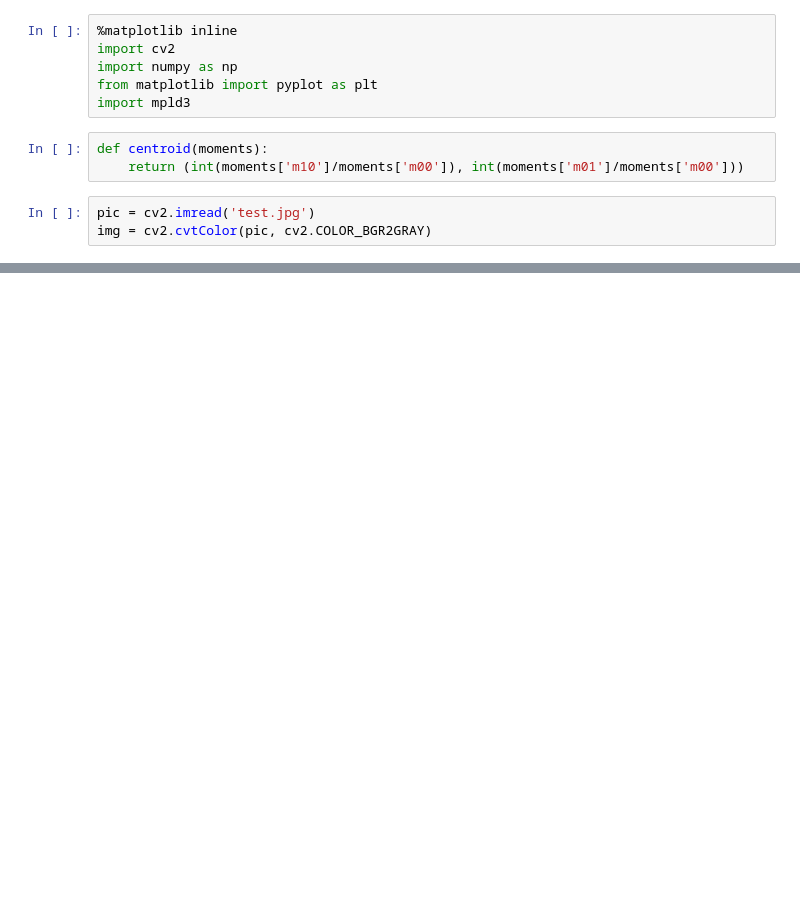
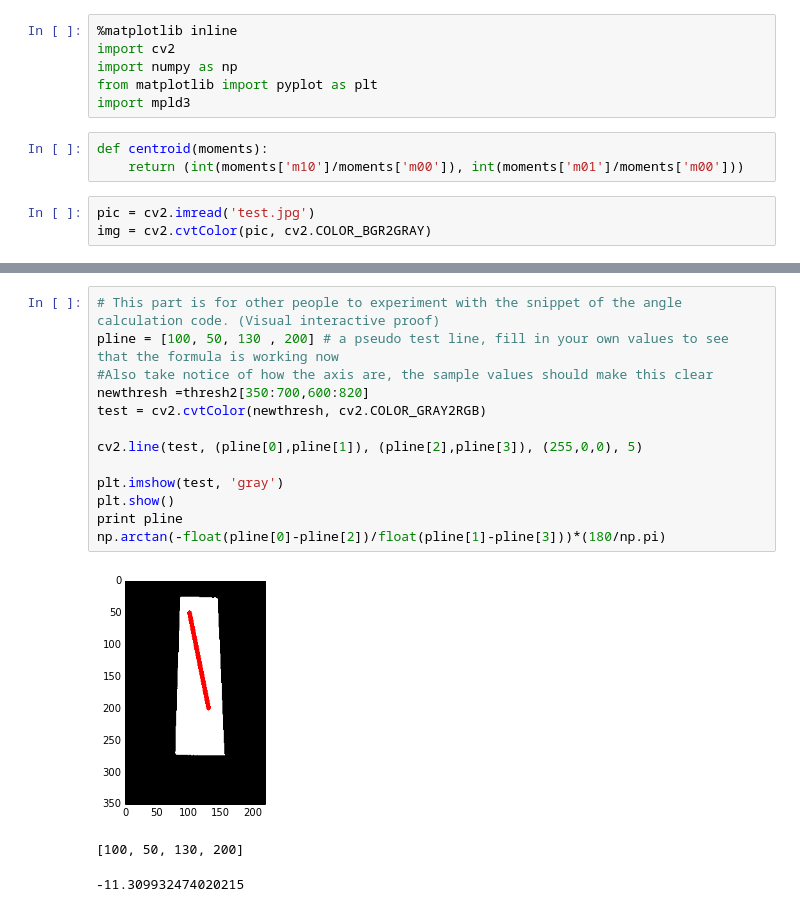
Before and after one commit to goosenphil/StellenBot-Vision, a Jupyter notebook: notebooks/Threshold of line for follower.ipynb, the cells around one changed output, grey strips where cells are left out. Saved outputs shown, nothing was run; the diff lists cells and outputs as text; blank space fills up the shorter version.

Commit message:
Fixed line follower angle calculation. Added some minor documentation in the form of comments.

```diff
--- a/notebooks/Threshold of line for follower.ipynb
+++ b/notebooks/Threshold of line for follower.ipynb
@@ -86,0 +100,17 @@ np.arctan((lin[1]-lin[0])/(lin[3]-lin[2]))*(180/np.pi) #I'm really tired right n
+# %%
+# This part is for other people to experiment with the snippet of the angle calculation code. (Visual interactive proof)
+pline = [100, 50, 130 , 200] # a pseudo test line, fill in your own values to see that the formula is working now
+#Also take notice of how the axis are, the sample values should make this clear
+newthresh =thresh2[350:700,600:820]
+test = cv2.cvtColor(newthresh, cv2.COLOR_GRAY2RGB)
+
+cv2.line(test, (pline[0],pline[1]), (pline[2],pline[3]), (255,0,0), 5)
+
+plt.imshow(test, 'gray')
+plt.show()
+print pline
+np.arctan(-float(pline[0]-pline[2])/float(pline[1]-pline[3]))*(180/np.pi)
+# %% [output]
+[figure, added]
+[100, 50, 130, 200]
+-11.309932474020215
```
Also changed, not shown: parts of 4 cells of this notebook.
